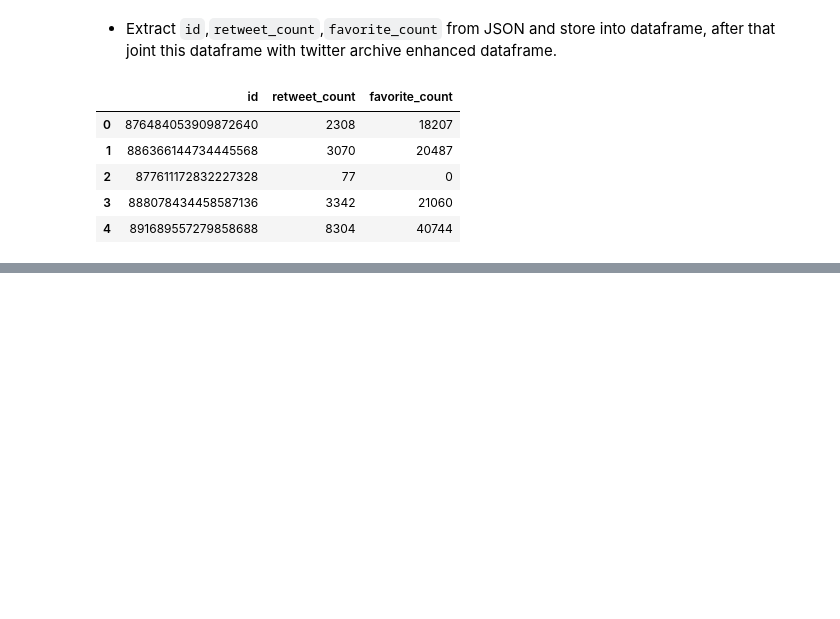
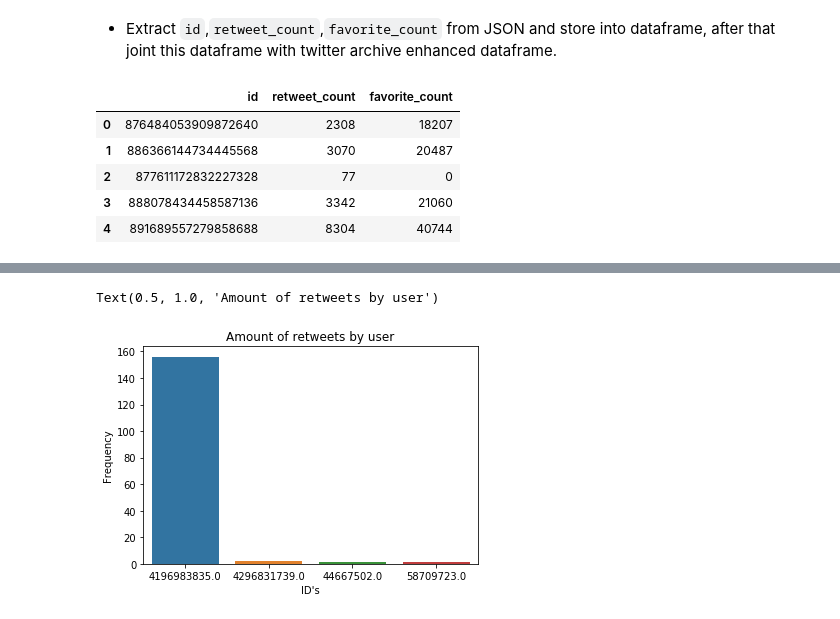
Before and after one commit to ordepzero/weratedogs_tweet_analysis, a Jupyter notebook: wrangle_act.ipynb, the cells around one changed output, grey strips where cells are left out. Saved outputs shown, nothing was run; the diff lists cells and outputs as text; code cells hidden in the pictures; blank space fills up the shorter version.

```diff
--- a/wrangle_act.ipynb
+++ b/wrangle_act.ipynb
@@ -544,0 +569,9 @@ result.to_csv('twitter_archive_master.csv')
+# %%
+retweeted_user_id = result['retweeted_status_user_id'].value_counts()[1:5]
+retweeted_user_id
+ax = sns.barplot(x=retweeted_user_id.index, y=retweeted_user_id.values)
+ax.set(xlabel='ID\'s', ylabel='Frequency')
+ax.set_title('Amount of retweets by user')
+# %% [output]
+Text(0.5, 1.0, 'Amount of retweets by user')
+[figure, added]
```
Also changed, not shown: parts of 13 cells of this notebook.
